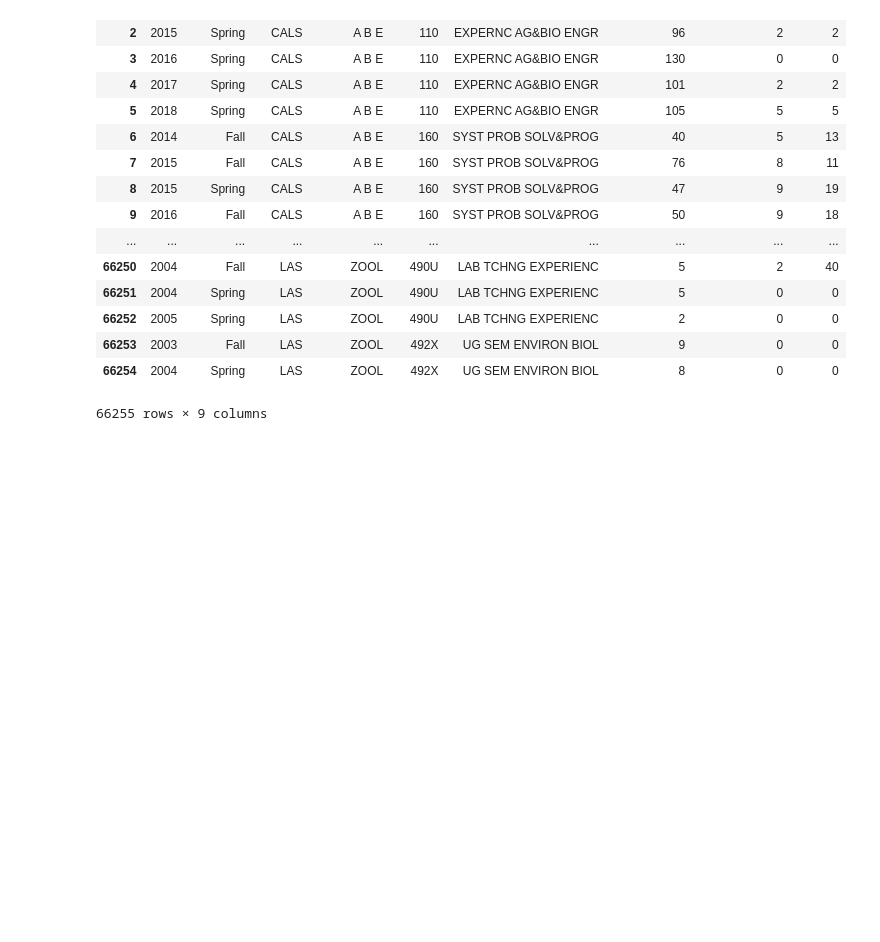
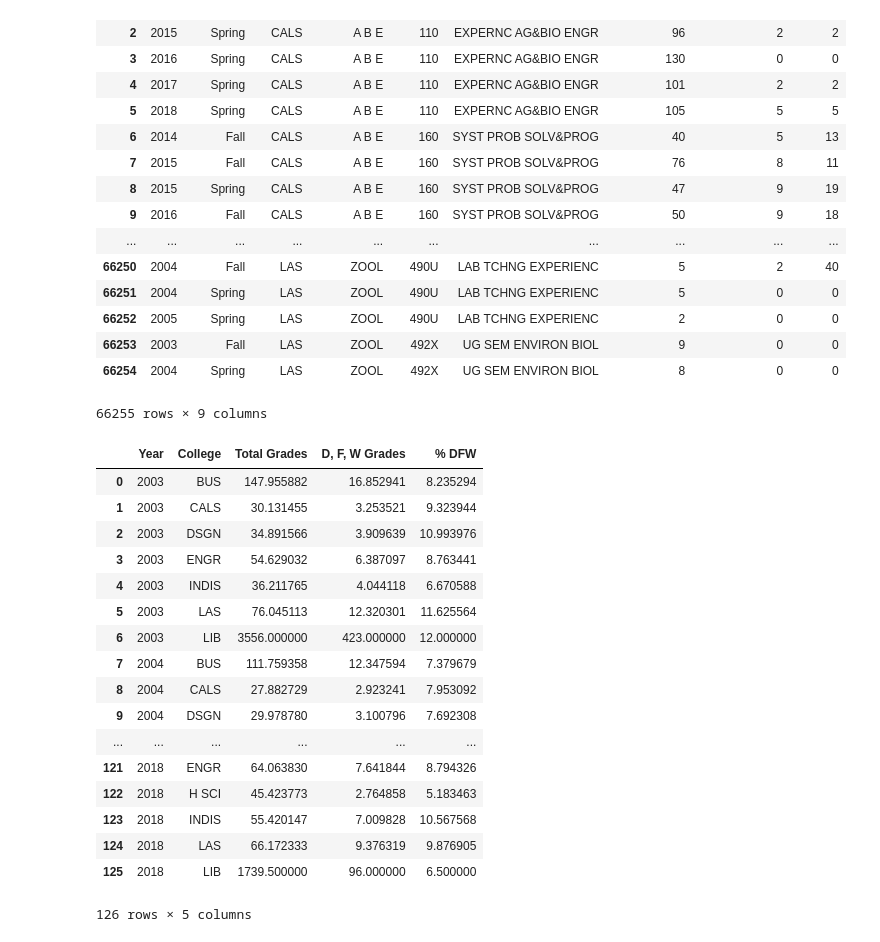
Before and after one commit to max-farver/HackISU_Data_Science_Project, a Jupyter notebook: data_cleaning/Majors_and_Colleges_by_year.ipynb, the cells around one changed output. Saved outputs shown, nothing was run; the diff lists cells and outputs as text; code cells hidden in the pictures; blank space fills up the shorter version.

```diff
--- a/data_cleaning/Majors_and_Colleges_by_year.ipynb
+++ b/data_cleaning/Majors_and_Colleges_by_year.ipynb
@@ -179,3 +179,25 @@ data_2017_fall.to_csv("data_2017_fall.csv")
 data_2018_full.to_csv("data_2018_full.csv")
 data_2018_spring.to_csv("data_2018_spring.csv")
 data_2018_summer.to_csv("data_2018_summer.csv")
+# %%
+df = full_data.groupby(['Year', 'College'], as_index=False).mean(numeric_only=True)
+df
+# %% [output]
+|  | Year | College | Total Grades | D, F, W Grades | % DFW |
+| 0 | 2003 | BUS | 147.955882 | 16.852941 | 8.235294 |
+| 1 | 2003 | CALS | 30.131455 | 3.253521 | 9.323944 |
+| 2 | 2003 | DSGN | 34.891566 | 3.909639 | 10.993976 |
+| 3 | 2003 | ENGR | 54.629032 | 6.387097 | 8.763441 |
+| 4 | 2003 | INDIS | 36.211765 | 4.044118 | 6.670588 |
+| 5 | 2003 | LAS | 76.045113 | 12.320301 | 11.625564 |
+| 6 | 2003 | LIB | 3556.000000 | 423.000000 | 12.000000 |
+| 7 | 2004 | BUS | 111.759358 | 12.347594 | 7.379679 |
+| 8 | 2004 | CALS | 27.882729 | 2.923241 | 7.953092 |
+| 9 | 2004 | DSGN | 29.978780 | 3.100796 | 7.692308 |
+| ... | ... | ... | ... | ... | ... |
+| 121 | 2018 | ENGR | 64.063830 | 7.641844 | 8.794326 |
+| 122 | 2018 | H SCI | 45.423773 | 2.764858 | 5.183463 |
+| 123 | 2018 | INDIS | 55.420147 | 7.009828 | 10.567568 |
+| 124 | 2018 | LAS | 66.172333 | 9.376319 | 9.876905 |
+| 125 | 2018 | LIB | 1739.500000 | 96.000000 | 6.500000 |
+126 rows × 5 columns
```
Also changed, not shown: parts of 1 cell of this notebook, 1 other file.
